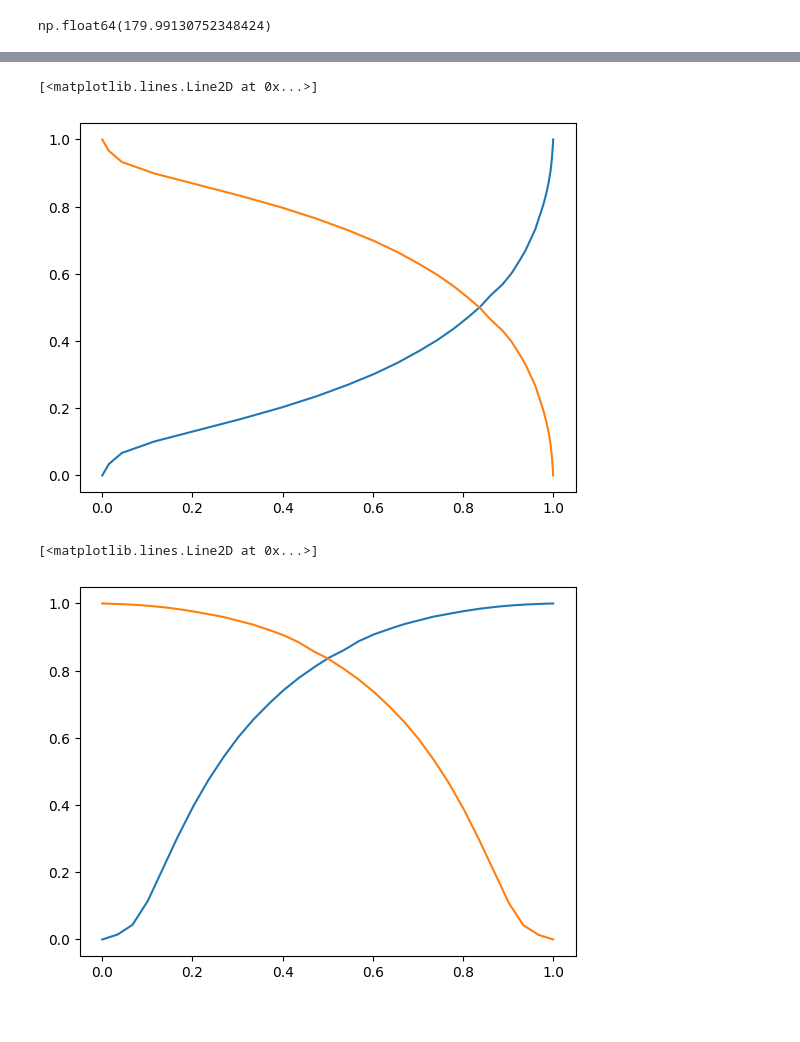
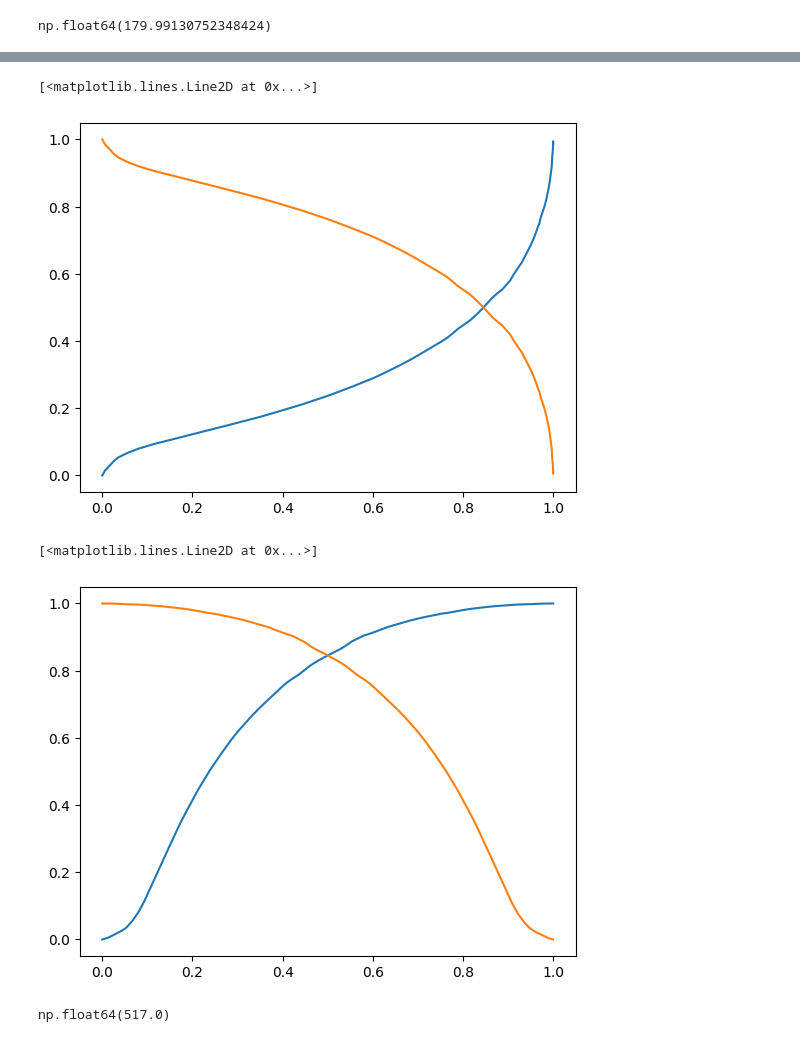
Before and after one commit to quiquegurdiel/PoDA-M1, a Jupyter notebook: Calibration/Calibration_00.ipynb, the cells around one changed output, grey strips where cells are left out. Saved outputs shown, nothing was run; the diff lists cells and outputs as text; code cells hidden in the pictures.

```diff
--- a/Calibration/Calibration_00.ipynb
+++ b/Calibration/Calibration_00.ipynb
@@ -199,10 +203,10 @@ np.float64(179.99130752348424)
 # %%
 #average the runs to obtain the position equivalent of lightness
-maxAngle=300
-count=100
+maxAngle=180
+count=150
 position=np.linspace(0,maxAngle,count,endpoint=False)
 value=np.zeros_like(position)
-halfWindow=1.2
+halfWindow=0.8
 
 for i in range(len(position)):
     pos=position[i]
@@ -243,7 +247,7 @@ plt.plot(decre*90,final,marker='x',linestyle='')
 # %%
 #interpolate to a continuous function, signal to position
-signal2cresc=inter.interp1d(final,cresc,kind='slinear')
-signal2decre=inter.interp1d(final,decre,kind='slinear')
+signal2cresc=inter.interp1d(final,cresc,kind='linear')
+signal2decre=inter.interp1d(final,decre,kind='linear')
 
 x=np.linspace(0,1,10000)
 y1=signal2cresc(x)
@@ -252,23 +256,27 @@ plt.plot(x,y1)
 plt.plot(x,y2)
 # %% [output]
 [<matplotlib.lines.Line2D at 0x...>]
-[figure, old version]
+[figure, new version]
 # %%
 #interpolate to a continuous function, position to signal
-cresc2signal=inter.interp1d(cresc,final,kind='slinear')
-decre2signal=inter.interp1d(decre,final,kind='slinear')
+cresc2signal=inter.interp1d(cresc,final,kind='linear')
+decre2signal=inter.interp1d(decre,final,kind='linear')
 
 x=np.linspace(0,1,10000)
 y1=cresc2signal(x)
 y2=decre2signal(x)
 plt.plot(x,y1)
 plt.plot(x,y2)
 # %% [output]
 [<matplotlib.lines.Line2D at 0x...>]
-[figure, old version]
+[figure, new version]
 # %%
 #*************************************************************
 #Speed calibration
 #*************************************************************
+# %%
+np.floor(90/seq)
+# %% [output]
+np.float64(517.0)
 # %%
 #Load video and get average frame color (RGB)
```
Also changed, not shown: parts of 19 cells of this notebook, 20 other files.
